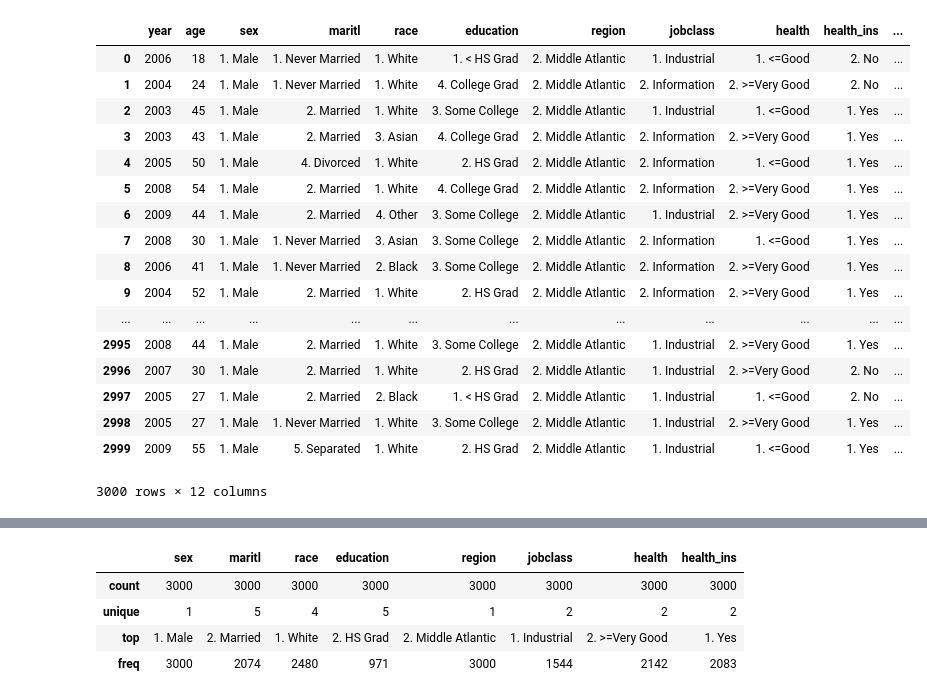
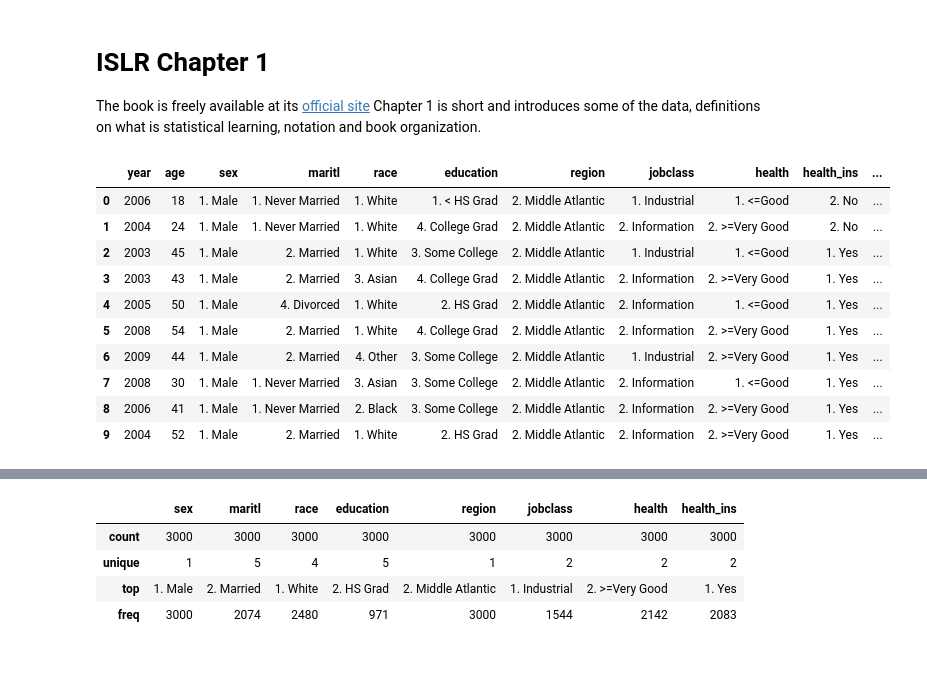
Before and after one commit to tdpetrou/Machine-Learning-Books-With-Python, a Jupyter notebook: Introduction to Statistical Learning/chapter 1 and 2.ipynb, the cells around one changed output, grey strips where cells are left out. Saved outputs shown, nothing was run; the diff lists cells and outputs as text; code cells hidden in the pictures; blank space fills up the shorter version.

Commit message:
added data and began editing notebook

```diff
--- a/Introduction to Statistical Learning/chapter 1 and 2.ipynb
+++ b/Introduction to Statistical Learning/chapter 1 and 2.ipynb
@@ -1,3 +1,7 @@
+# %% [markdown]
+# ISLR Chapter 1
+The book is freely available at its [official site](http://www-bcf.usc.edu/~gareth/ISL/)
+Chapter 1 is short and introduces some of the data, definitions on what is statistical learning, notation and book organization.
 # %%
 import pandas as pd
 import numpy as np
@@ -8,26 +12,19 @@ df_wage = pd.read_csv('data/wage.csv')
 # %%
 df_wage = df_wage.drop(df_wage.columns[0], axis=1)
 # %%
-df_wage
+df_wage.head(10)
 # %% [output]
 |  | year | age | sex | maritl | race | education | region | jobclass | health | health_ins | ... |
 | 0 | 2006 | 18 | 1. Male | 1. Never Married | 1. White | 1. < HS Grad | 2. Middle Atlantic | 1. Industrial | 1. <=Good | 2. No | ... |
 | 1 | 2004 | 24 | 1. Male | 1. Never Married | 1. White | 4. College Grad | 2. Middle Atlantic | 2. Information | 2. >=Very Good | 2. No | ... |
 | 2 | 2003 | 45 | 1. Male | 2. Married | 1. White | 3. Some College | 2. Middle Atlantic | 1. Industrial | 1. <=Good | 1. Yes | ... |
 | 3 | 2003 | 43 | 1. Male | 2. Married | 3. Asian | 4. College Grad | 2. Middle Atlantic | 2. Information | 2. >=Very Good | 1. Yes | ... |
 | 4 | 2005 | 50 | 1. Male | 4. Divorced | 1. White | 2. HS Grad | 2. Middle Atlantic | 2. Information | 1. <=Good | 1. Yes | ... |
 | 5 | 2008 | 54 | 1. Male | 2. Married | 1. White | 4. College Grad | 2. Middle Atlantic | 2. Information | 2. >=Very Good | 1. Yes | ... |
 | 6 | 2009 | 44 | 1. Male | 2. Married | 4. Other | 3. Some College | 2. Middle Atlantic | 1. Industrial | 2. >=Very Good | 1. Yes | ... |
 | 7 | 2008 | 30 | 1. Male | 1. Never Married | 3. Asian | 3. Some College | 2. Middle Atlantic | 2. Information | 1. <=Good | 1. Yes | ... |
 | 8 | 2006 | 41 | 1. Male | 1. Never Married | 2. Black | 3. Some College | 2. Middle Atlantic | 2. Information | 2. >=Very Good | 1. Yes | ... |
 | 9 | 2004 | 52 | 1. Male | 2. Married | 1. White | 2. HS Grad | 2. Middle Atlantic | 2. Information | 2. >=Very Good | 1. Yes | ... |
-| ... | ... | ... | ... | ... | ... | ... | ... | ... | ... | ... | ... |
-| 2995 | 2008 | 44 | 1. Male | 2. Married | 1. White | 3. Some College | 2. Middle Atlantic | 1. Industrial | 2. >=Very Good | 1. Yes | ... |
-| 2996 | 2007 | 30 | 1. Male | 2. Married | 1. White | 2. HS Grad | 2. Middle Atlantic | 1. Industrial | 2. >=Very Good | 2. No | ... |
-| 2997 | 2005 | 27 | 1. Male | 2. Married | 2. Black | 1. < HS Grad | 2. Middle Atlantic | 1. Industrial | 1. <=Good | 2. No | ... |
-| 2998 | 2005 | 27 | 1. Male | 1. Never Married | 1. White | 3. Some College | 2. Middle Atlantic | 1. Industrial | 2. >=Very Good | 1. Yes | ... |
-| 2999 | 2009 | 55 | 1. Male | 5. Separated | 1. White | 2. HS Grad | 2. Middle Atlantic | 1. Industrial | 1. <=Good | 1. Yes | ... |
-3000 rows × 12 columns
 # %%
 df_wage.info()
 # %% [output]
```
Also changed, not shown: parts of 1 cell of this notebook, 17 other files.
